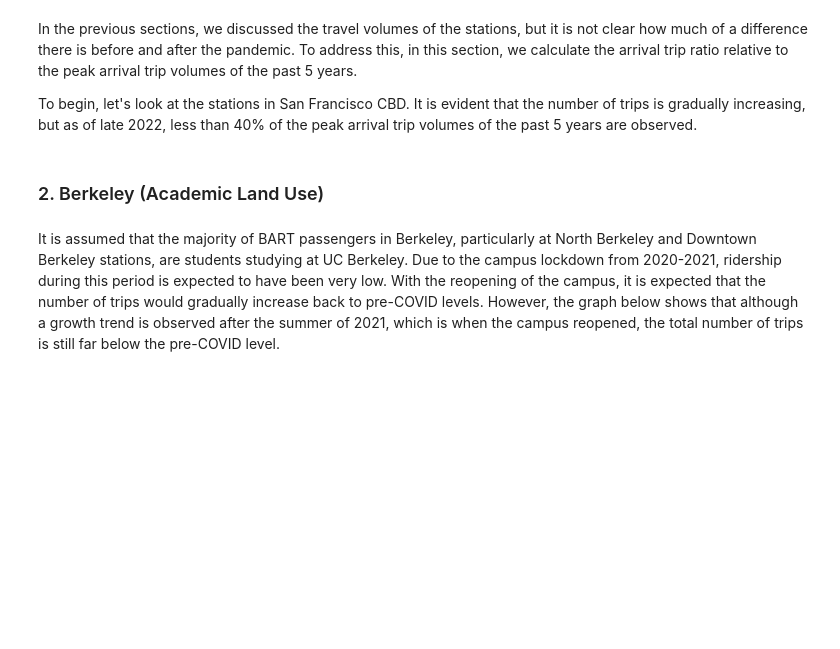
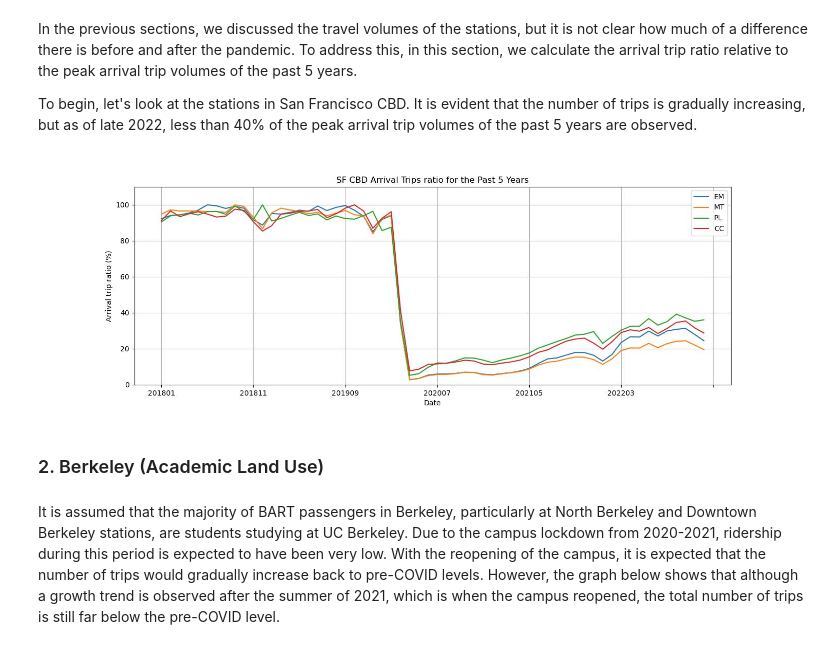
Before and after one commit to UCB-stat-159-s23/project-Group23, a Jupyter notebook: main.ipynb, the cells around one changed output. Drawn from its saved outputs; the diff is of its cells as text; code cells hidden in the pictures; blank space fills up the shorter version.

```diff
--- a/main.ipynb
+++ b/main.ipynb
@@ -74,7 +74,9 @@ In the previous sections, we discussed the travel volumes of the stations, but i
 
 To begin, let's look at the stations in San Francisco CBD. It is evident that the number of trips is gradually increasing, but as of late 2022, less than 40% of the peak arrival trip volumes of the past 5 years are observed.
 # %%
-display.Image('figures/SF CBD Arrival Trip Ratio.jpg')
+Image('figures/SF CBD Arrival Trip Ratio.jpg')
+# %% [output]
+[figure, added]
 # %% [markdown]
 ### 2. Berkeley (Academic Land Use)
 # %% [markdown]
```
Also changed, not shown: parts of 14 cells of this notebook.
